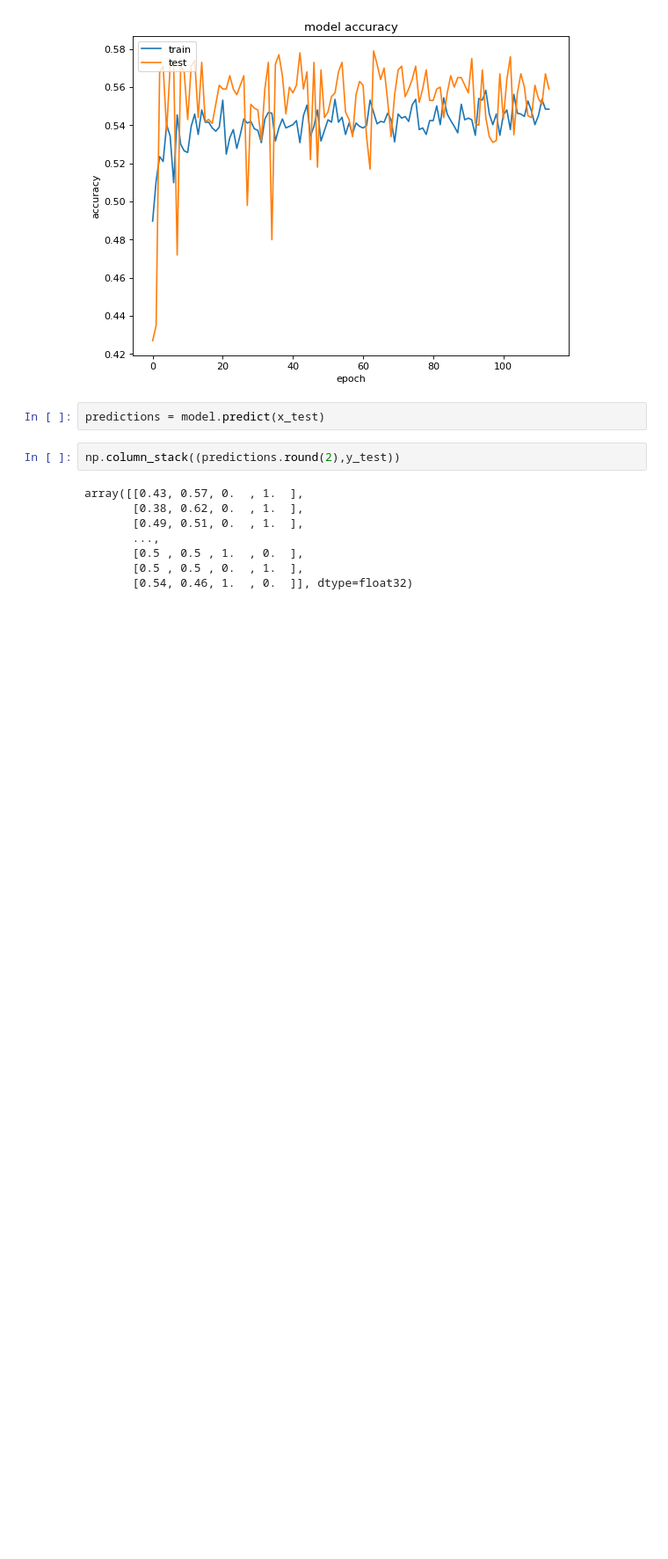
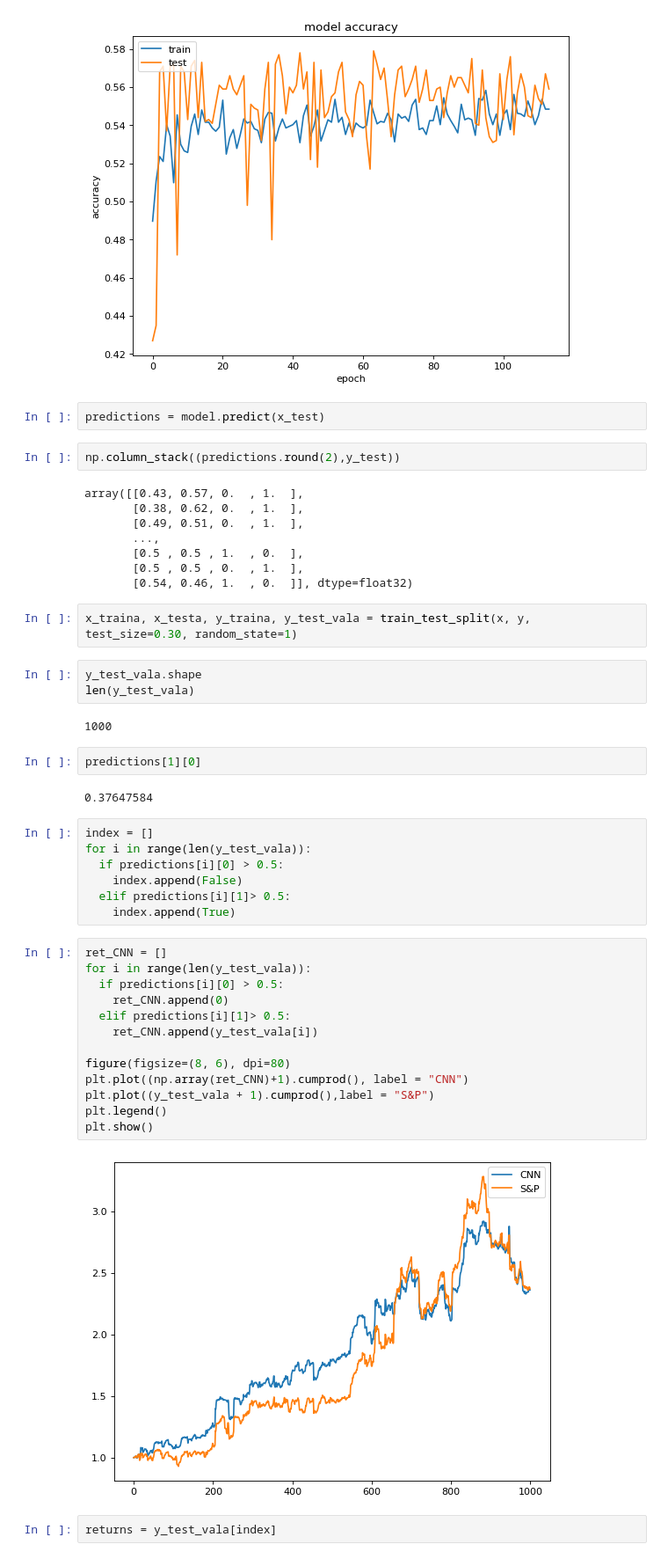
Before and after one commit to VitoZac96/Thesis_public, a Jupyter notebook: Baseline_CNN.ipynb, the cells around one changed output. Shown: that part at 88% size. Drawn from its saved outputs; the diff is of its cells as text; blank space fills up the shorter version.

```diff
--- a/Baseline_CNN.ipynb
+++ b/Baseline_CNN.ipynb
@@ -181,3 +181,38 @@ array([[0.43, 0.57, 0.  , 1.  ],
        [0.5 , 0.5 , 1.  , 0.  ],
        [0.5 , 0.5 , 0.  , 1.  ],
        [0.54, 0.46, 1.  , 0.  ]], dtype=float32)
+# %%
+x_traina, x_testa, y_traina, y_test_vala = train_test_split(x, y, test_size=0.30, random_state=1)
+# %%
+y_test_vala.shape
+len(y_test_vala)
+# %% [output]
+1000
+# %%
+predictions[1][0]
+# %% [output]
+0.37647584
+# %%
+index = []
+for i in range(len(y_test_vala)):
+  if predictions[i][0] > 0.5:
+    index.append(False)
+  elif predictions[i][1]> 0.5:
+    index.append(True)
+# %%
+ret_CNN = []
+for i in range(len(y_test_vala)):
+  if predictions[i][0] > 0.5:
+    ret_CNN.append(0)
+  elif predictions[i][1]> 0.5:
+    ret_CNN.append(y_test_vala[i])
+
+figure(figsize=(8, 6), dpi=80)
+plt.plot((np.array(ret_CNN)+1).cumprod(), label = "CNN")
+plt.plot((y_test_vala + 1).cumprod(),label = "S&P")
+plt.legend()
+plt.show()
+# %% [output]
+[figure, added]
+# %%
+returns = y_test_vala[index]
```
Also changed, not shown: parts of 6 cells of this notebook.
